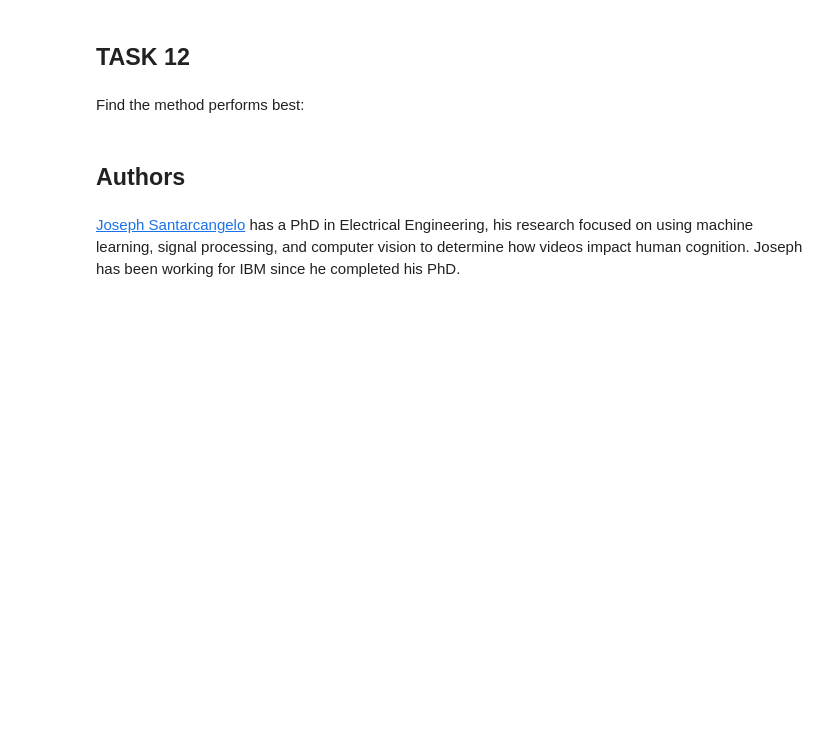
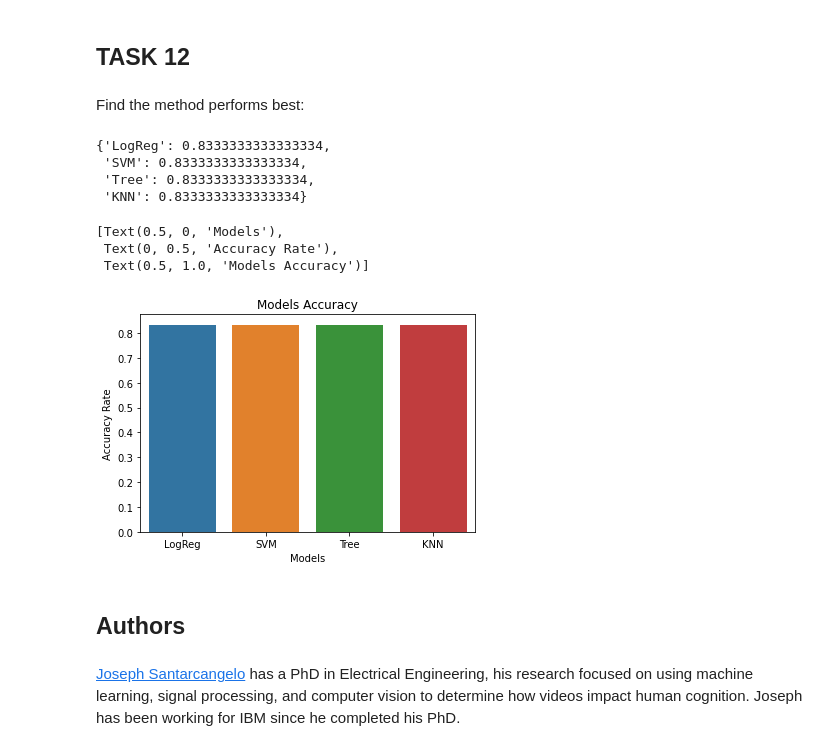
Before and after one commit to minnalisa/ibm-datasci-capstone, a Jupyter notebook: Complete the Machine Learning Prediction lab.ipynb, the cells around one changed output. Drawn from its saved outputs; the diff is of its cells as text; code cells hidden in the pictures; blank space fills up the shorter version.

```diff
--- a/Complete the Machine Learning Prediction lab.ipynb
+++ b/Complete the Machine Learning Prediction lab.ipynb
@@ -221,7 +222,8 @@ accuracy : 0.8482142857142856
 # %% [markdown]
 Calculate the accuracy on the test data using the method <code>score</code>:
 # %%
-svm_cv.score(X_test, Y_test)
+svm_sc = svm_cv.score(X_test, Y_test)
+svm_sc
 # %% [output]
 0.8333333333333334
 # %% [markdown]
@@ -266,7 +268,8 @@ accuracy : 0.8892857142857145
 # %% [markdown]
 Calculate the accuracy of tree_cv on the test data using the method <code>score</code>:
 # %%
-tree_cv.score(X_test, Y_test)
+tree_sc = tree_cv.score(X_test, Y_test)
+tree_sc
 # %% [output]
 0.8333333333333334
 # %% [markdown]
@@ -305,7 +308,8 @@ accuracy : 0.8482142857142858
 # %% [markdown]
 Calculate the accuracy of tree_cv on the test data using the method <code>score</code>:
 # %%
-knn_cv.score(X_test, Y_test)
+knn_sc = knn_cv.score(X_test, Y_test)
+knn_sc
 # %% [output]
 0.8333333333333334
 # %% [markdown]
@@ -319,6 +323,29 @@ plot_confusion_matrix(Y_test,yhat)
 ## TASK  12
 # %% [markdown]
 Find the method performs best:
+# %%
+scores = {
+    "LogReg": logreg_sc,
+    "SVM": svm_sc,
+    "Tree": tree_sc,
+    "KNN": knn_sc
+}
+scores
+# %% [output]
+{'LogReg': 0.8333333333333334,
+ 'SVM': 0.8333333333333334,
+ 'Tree': 0.8333333333333334,
+ 'KNN': 0.8333333333333334}
+# %%
+score_df = pd.DataFrame(scores.items())
+
+ax = sns.barplot(x=0, y=1, data=score_df)
+ax.set(xlabel = 'Models', ylabel='Accuracy Rate', title='Models Accuracy')
+# %% [output]
+[Text(0.5, 0, 'Models'),
+ Text(0, 0.5, 'Accuracy Rate'),
+ Text(0.5, 1.0, 'Models Accuracy')]
+[figure, added]
 # %% [markdown]
 ## Authors
 # %% [markdown]
```
Also changed, not shown: parts of 3 cells of this notebook.
